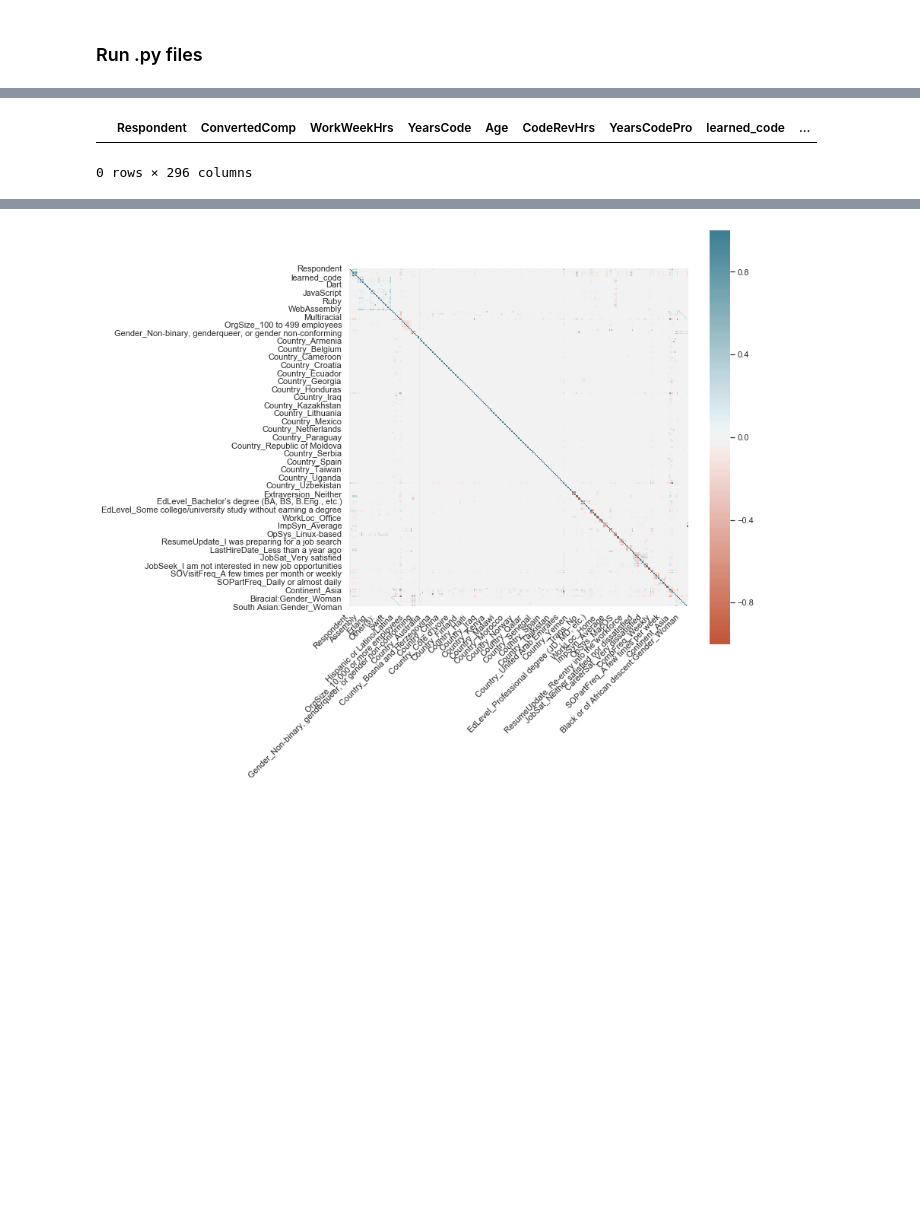
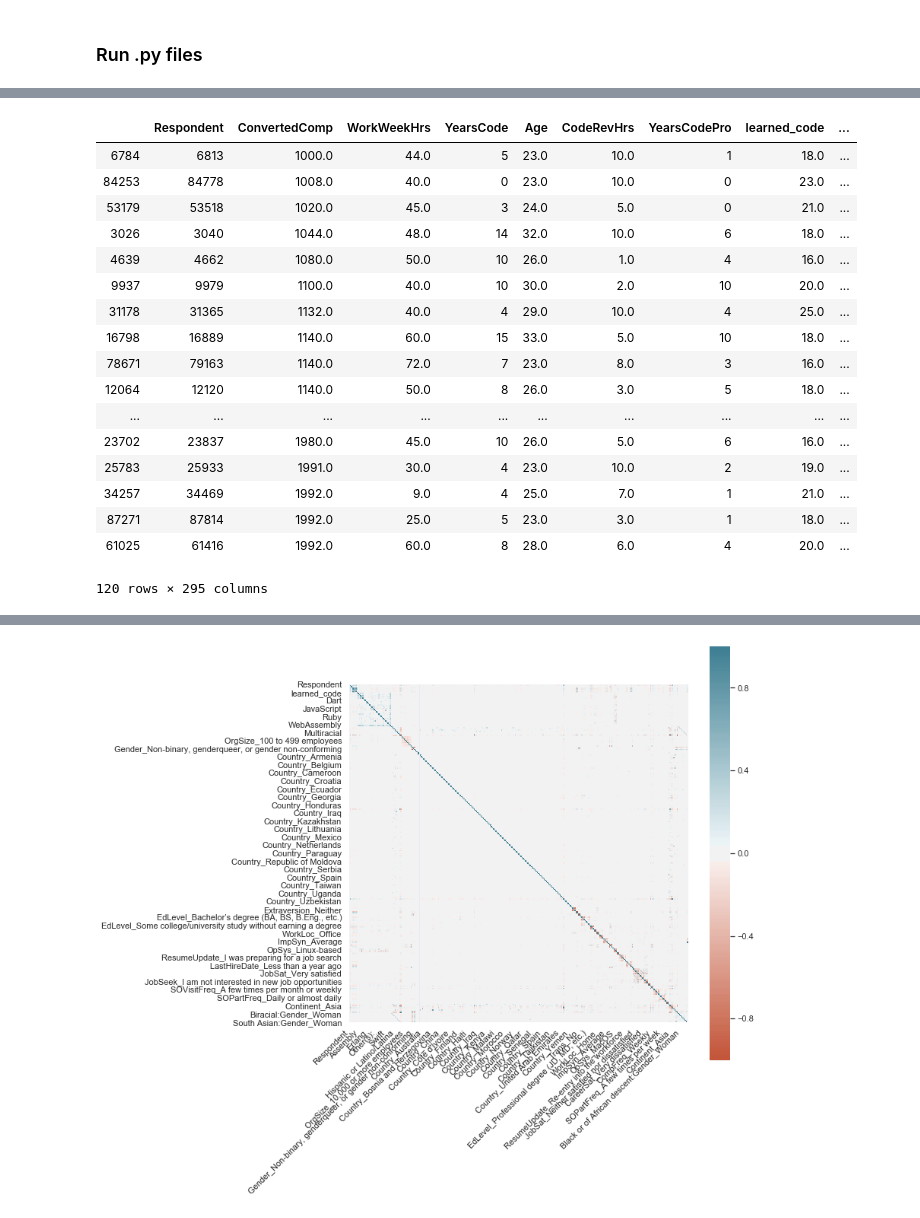
Before and after one commit to KennyMiyasato/developer_salary_predictor, a Jupyter notebook: kenny/scratch_work.ipynb, the cells around one changed output, grey strips where cells are left out. Cells and saved outputs as stored; diff of their text form; code cells hidden in the pictures; blank space fills up the shorter version.

Commit message:
edits convertedcomp column to exclude people making less than 1000

```diff
--- a/kenny/scratch_work.ipynb
+++ b/kenny/scratch_work.ipynb
@@ -51,9 +51,25 @@ df_cleaned
 # %%
-# df_cleaned[df_cleaned['ConvertedComp'] == 0].sort_values('ConvertedComp', ascending=True)
+df_cleaned[df_cleaned['ConvertedComp'] < 2000].sort_values('ConvertedComp', ascending=True)
 # df_cleaned[df_cleaned['ConvertedComp'] > 490000].sort_values('ConvertedComp', ascending=True)
 # %% [output]
 |  | Respondent | ConvertedComp | WorkWeekHrs | YearsCode | Age | CodeRevHrs | YearsCodePro | learned_code | ... |
+| 6784 | 6813 | 1000.0 | 44.0 | 5 | 23.0 | 10.0 | 1 | 18.0 | ... |
+| 84253 | 84778 | 1008.0 | 40.0 | 0 | 23.0 | 10.0 | 0 | 23.0 | ... |
+| 53179 | 53518 | 1020.0 | 45.0 | 3 | 24.0 | 5.0 | 0 | 21.0 | ... |
+| 3026 | 3040 | 1044.0 | 48.0 | 14 | 32.0 | 10.0 | 6 | 18.0 | ... |
+| 4639 | 4662 | 1080.0 | 50.0 | 10 | 26.0 | 1.0 | 4 | 16.0 | ... |
+| 9937 | 9979 | 1100.0 | 40.0 | 10 | 30.0 | 2.0 | 10 | 20.0 | ... |
+| 31178 | 31365 | 1132.0 | 40.0 | 4 | 29.0 | 10.0 | 4 | 25.0 | ... |
+| 16798 | 16889 | 1140.0 | 60.0 | 15 | 33.0 | 5.0 | 10 | 18.0 | ... |
+| 78671 | 79163 | 1140.0 | 72.0 | 7 | 23.0 | 8.0 | 3 | 16.0 | ... |
+| 12064 | 12120 | 1140.0 | 50.0 | 8 | 26.0 | 3.0 | 5 | 18.0 | ... |
+| ... | ... | ... | ... | ... | ... | ... | ... | ... | ... |
+| 23702 | 23837 | 1980.0 | 45.0 | 10 | 26.0 | 5.0 | 6 | 16.0 | ... |
+| 25783 | 25933 | 1991.0 | 30.0 | 4 | 23.0 | 10.0 | 2 | 19.0 | ... |
+| 34257 | 34469 | 1992.0 | 9.0 | 4 | 25.0 | 7.0 | 1 | 21.0 | ... |
+| 87271 | 87814 | 1992.0 | 25.0 | 5 | 23.0 | 3.0 | 1 | 18.0 | ... |
+| 61025 | 61416 | 1992.0 | 60.0 | 8 | 28.0 | 6.0 | 4 | 20.0 | ... |
-0 rows × 296 columns
+120 rows × 295 columns
 # %%
 list(df_cleaned.columns)
 # %% [output]
```
Also changed, not shown: parts of 5 cells of this notebook, 1 other file.
